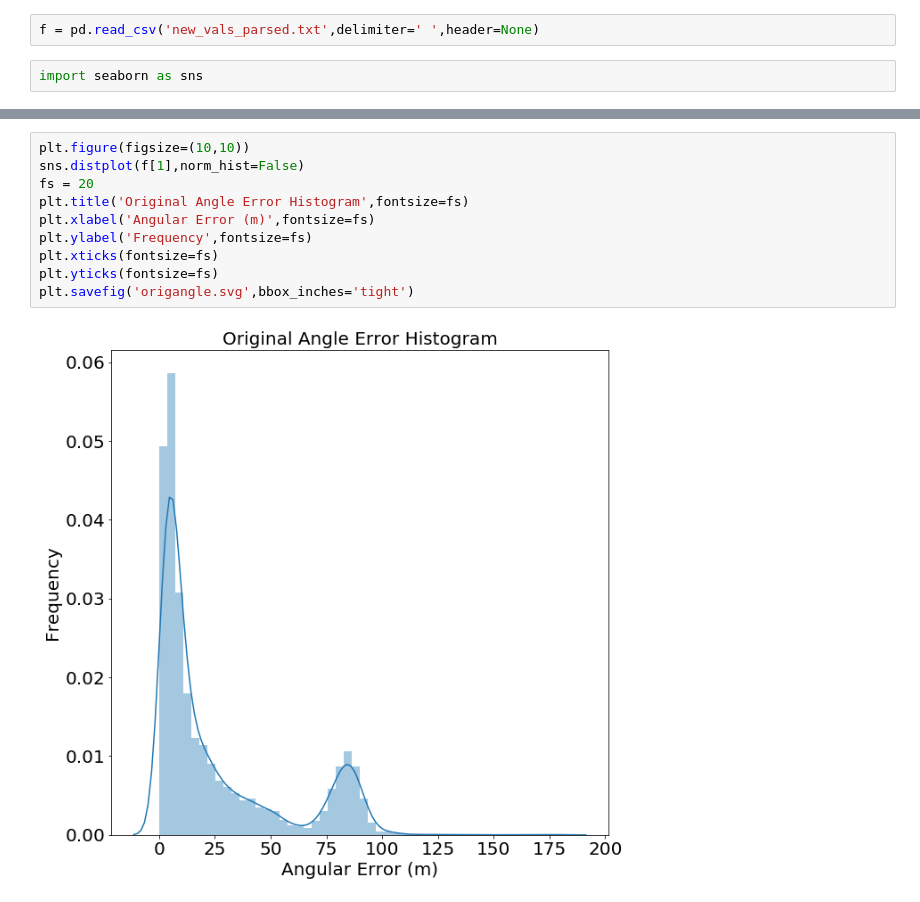
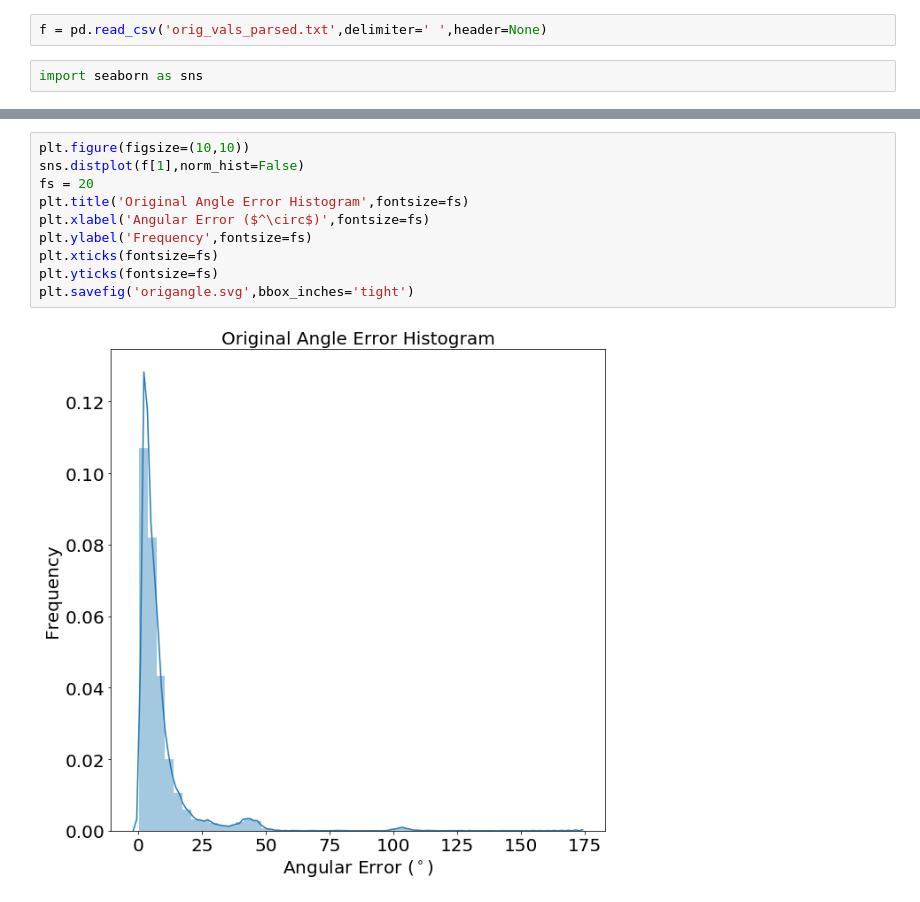
Before and after one commit to shaandesai1/sensornetworks, a Jupyter notebook: lab2/plotter_hist.ipynb, the cells around one changed output, grey strips where cells are left out. Cells and saved outputs as stored; diff of their text form.

```diff
--- a/lab2/plotter_hist.ipynb
+++ b/lab2/plotter_hist.ipynb
@@ -4,7 +4,7 @@ import matplotlib.pyplot as plt
 # %%
 import pandas as pd
 # %%
-f = pd.read_csv('new_vals_parsed.txt',delimiter=' ',header=None)
+f = pd.read_csv('orig_vals_parsed.txt',delimiter=' ',header=None)
 # %%
 import seaborn as sns
 # %%
@@ -22,15 +22,15 @@ plt.savefig('origxyz.svg',bbox_inches='tight')
 # %%
 plt.figure(figsize=(10,10))
 sns.distplot(f[1],norm_hist=False)
 fs = 20
 plt.title('Original Angle Error Histogram',fontsize=fs)
-plt.xlabel('Angular Error (m)',fontsize=fs)
+plt.xlabel('Angular Error ($^\circ$)',fontsize=fs)
 plt.ylabel('Frequency',fontsize=fs)
 plt.xticks(fontsize=fs)
 plt.yticks(fontsize=fs)
 plt.savefig('origangle.svg',bbox_inches='tight')
 # %% [output]
-[figure, old version]
+[figure, new version]
 # %%
 plt.figure(figsize=(15,10))
 fs = 20
```
Also changed, not shown: parts of 2 cells of this notebook, 4 other files.
